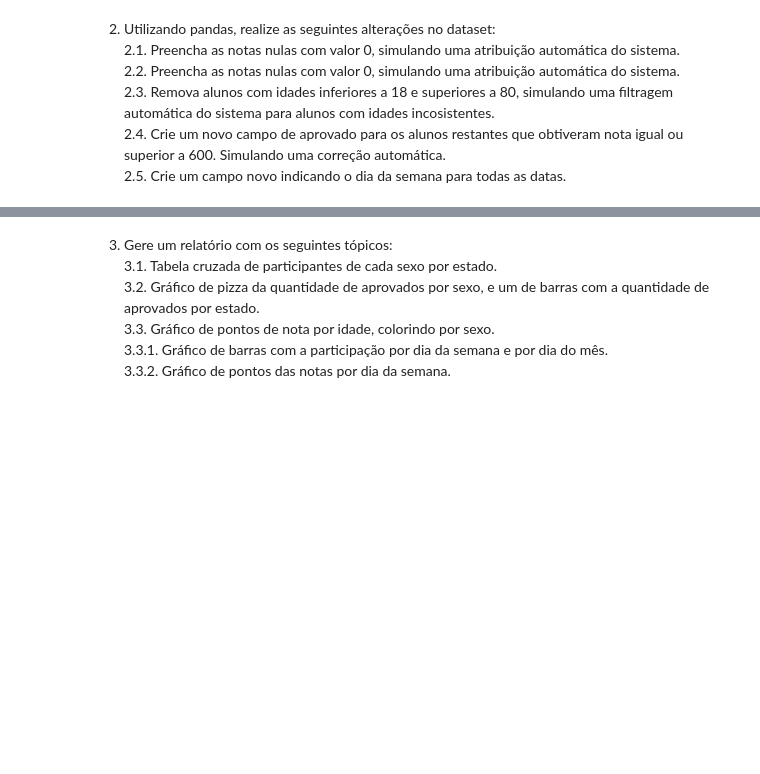
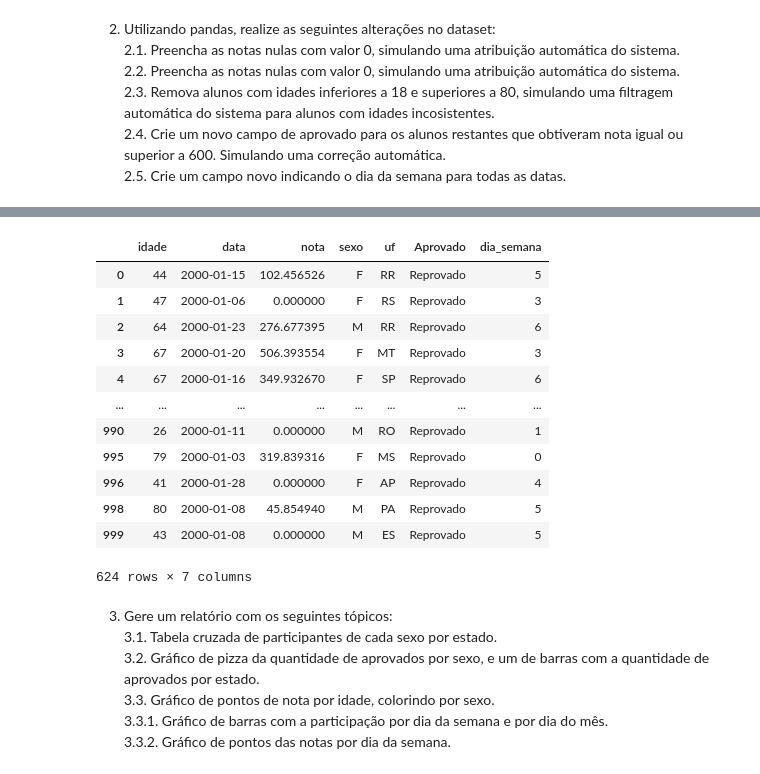
Before and after one commit to francfelipe/python-fundamentos, a Jupyter notebook: plumbers/python-exercicios-pandas-resolvido.ipynb, the cells around one changed output, grey strips where cells are left out. Cells and saved outputs as stored; diff of their text form; code cells hidden in the pictures; blank space fills up the shorter version.

```diff
--- a/plumbers/python-exercicios-pandas-resolvido.ipynb
+++ b/plumbers/python-exercicios-pandas-resolvido.ipynb
@@ -63,0 +115,7 @@ memory usage: 39.2+ KB
+# %%
+# 2.3. Remova alunos com idades inferiores a 18 e superiores a 80, simulando uma filtragem automática do sistema para alunos com idades incosistentes.
+
+mask_lt18 = df['idade'] < 18
+mask_gt80 = df['idade'] > 80
+mask_wrong_age = mask_lt18 | mask_gt80 # seleciona as pessoas abaixo de 18 e acima de 80
+mask_wrong_age
@@ -63,0 +151,3 @@ memory usage: 39.2+ KB
+# %%
+df = df[~mask_wrong_age] #mostra os que estão entre 18 e 80
+df
@@ -63,0 +190,2 @@ memory usage: 39.2+ KB
+# %%
+aprovado = lambda x: 'Aprovado' if x>=600 else 'Reprovado'
@@ -63,0 +199,3 @@ memory usage: 39.2+ KB
+# %%
+df['Aprovado'] = df['nota'].apply(aprovado)
+df
@@ -64,3 +216,22 @@ memory usage: 39.2+ KB
+# %%
+# 2.5. Crie um campo novo indicando o dia da semana para todas as datas.
+df['data'].dt.weekday
+df.loc[:,'dia_semana'] = df['data'].dt.weekday
+df
+# %% [output]
+|  | idade | data | nota | sexo | uf | Aprovado | dia_semana |
+| 0 | 44 | 2000-01-15 | 102.456526 | F | RR | Reprovado | 5 |
+| 1 | 47 | 2000-01-06 | 0.000000 | F | RS | Reprovado | 3 |
+| 2 | 64 | 2000-01-23 | 276.677395 | M | RR | Reprovado | 6 |
+| 3 | 67 | 2000-01-20 | 506.393554 | F | MT | Reprovado | 3 |
+| 4 | 67 | 2000-01-16 | 349.932670 | F | SP | Reprovado | 6 |
+| ... | ... | ... | ... | ... | ... | ... | ... |
+| 990 | 26 | 2000-01-11 | 0.000000 | M | RO | Reprovado | 1 |
+| 995 | 79 | 2000-01-03 | 319.839316 | F | MS | Reprovado | 0 |
+| 996 | 41 | 2000-01-28 | 0.000000 | F | AP | Reprovado | 4 |
+| 998 | 80 | 2000-01-08 | 45.854940 | M | PA | Reprovado | 5 |
+| 999 | 43 | 2000-01-08 | 0.000000 | M | ES | Reprovado | 5 |
+624 rows × 7 columns
 # %% [markdown]
 3. Gere um relatório com os seguintes tópicos:<br>
 3.1. Tabela cruzada de participantes de cada sexo por estado.<br>
```
Also changed, not shown: parts of 12 cells of this notebook.
